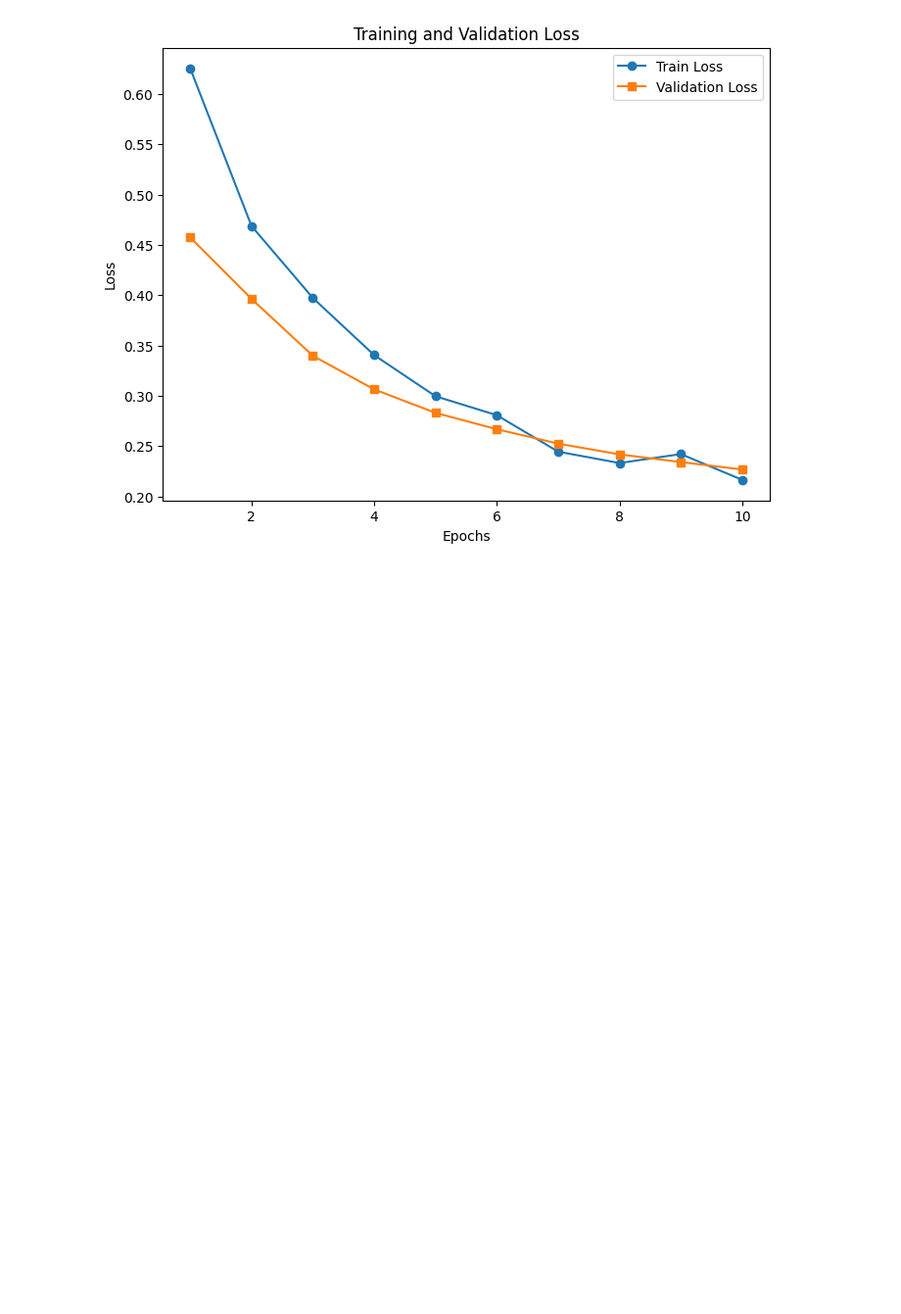
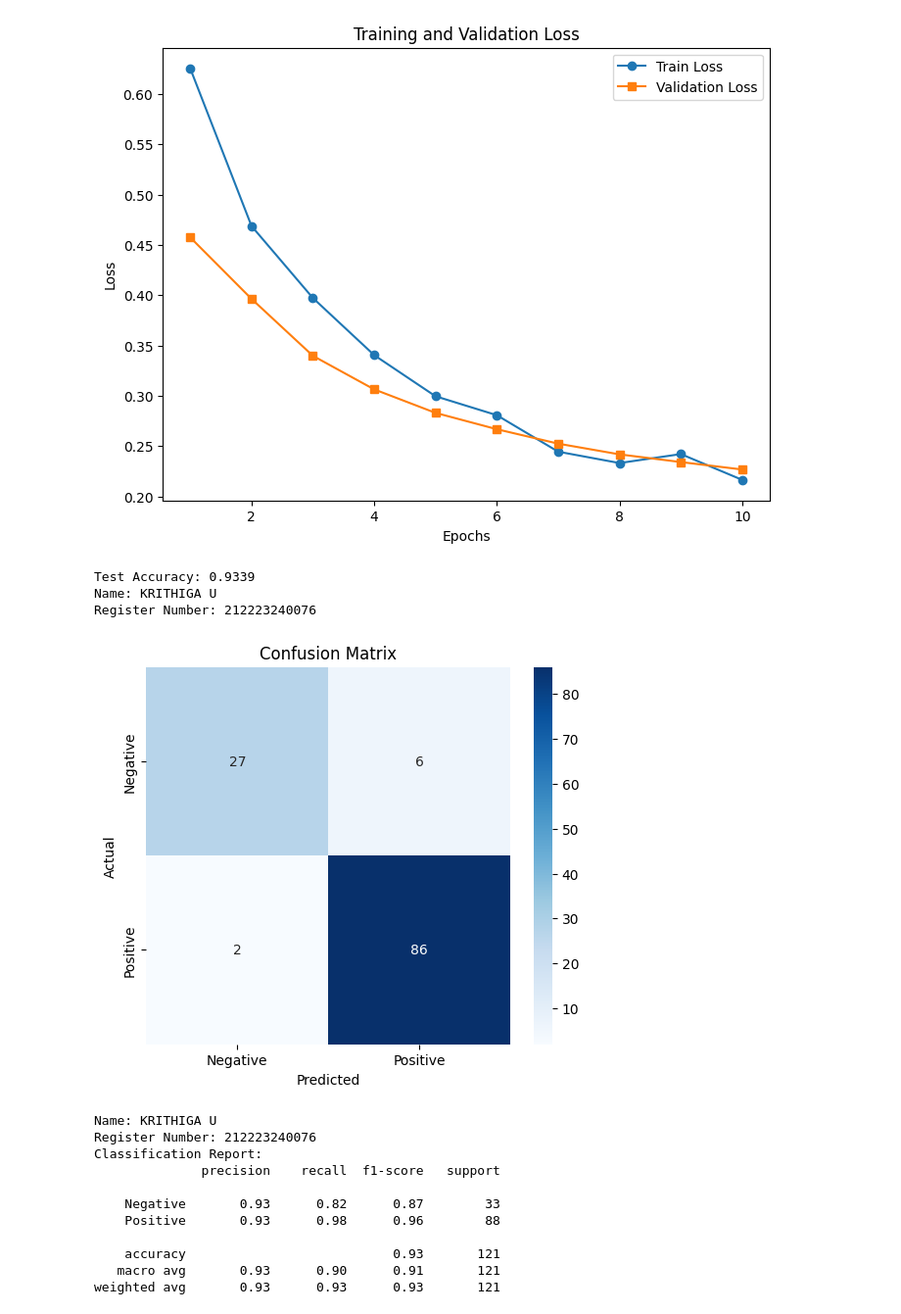
Before and after one commit to krithigau/Transfer-Learning, a Jupyter notebook: DL_exp_4.ipynb, the cells around one changed output. Shown: that part at 98% size. Drawn from its saved outputs; the diff is of its cells as text; code cells hidden in the pictures; blank space fills up the shorter version.

```diff
--- a/DL_exp_4.ipynb
+++ b/DL_exp_4.ipynb
@@ -23,8 +23,6 @@ transform = transforms.Compose([
 !unzip -qq ./chip_data.zip -d data
 # %%
 # Load dataset from a folder (structured as: dataset/class_name/images)
-'''train_dataset =pd.read_csv('trainset.csv')
-test_dataset = pd.read_csv('testset.csv')'''
 dataset_path = "./data/dataset/"
 train_dataset = datasets.ImageFolder(root=f"{dataset_path}/train", transform=transform)
 test_dataset = datasets.ImageFolder(root=f"{dataset_path}/test", transform=transform)
@@ -164 +206,20 @@ Register Number: 212223240076
+# %%
+# Evaluate the model
+test_model(model, test_loader)
+# %% [output]
+Test Accuracy: 0.9339
+Name: KRITHIGA U
+Register Number: 212223240076
+[figure, added]
+Name: KRITHIGA U
+Register Number: 212223240076
+Classification Report:
+              precision    recall  f1-score   support
+
+    Negative       0.93      0.82      0.87        33
+    Positive       0.93      0.98      0.96        88
+
+    accuracy                           0.93       121
+   macro avg       0.93      0.90      0.91       121
+weighted avg       0.93      0.93      0.93       121
 # %%
```
Also changed, not shown: parts of 4 cells of this notebook.
